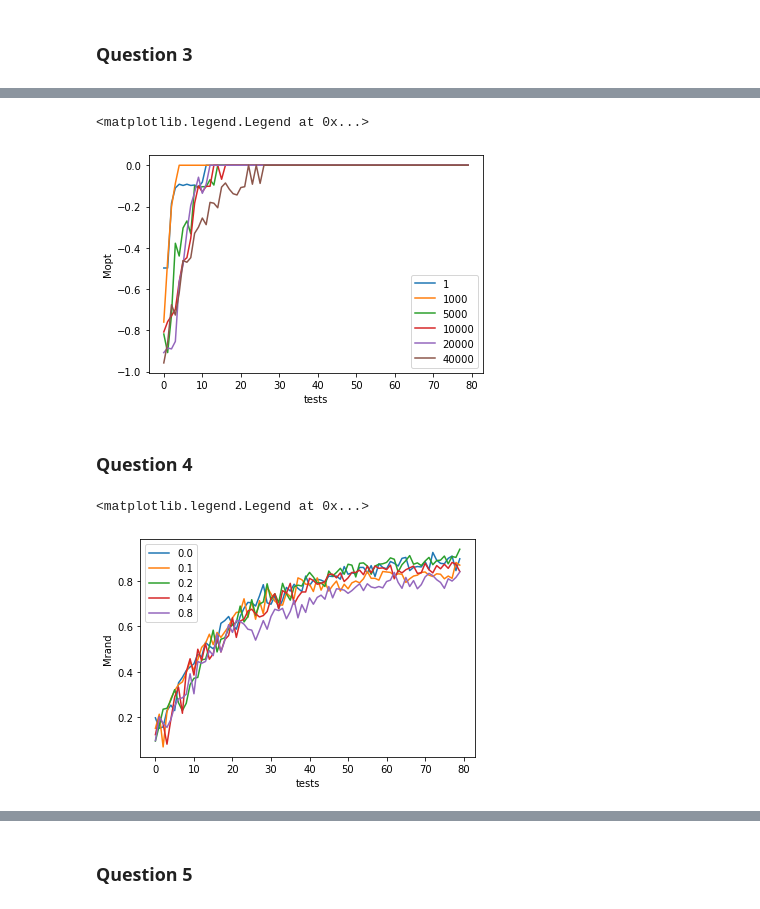
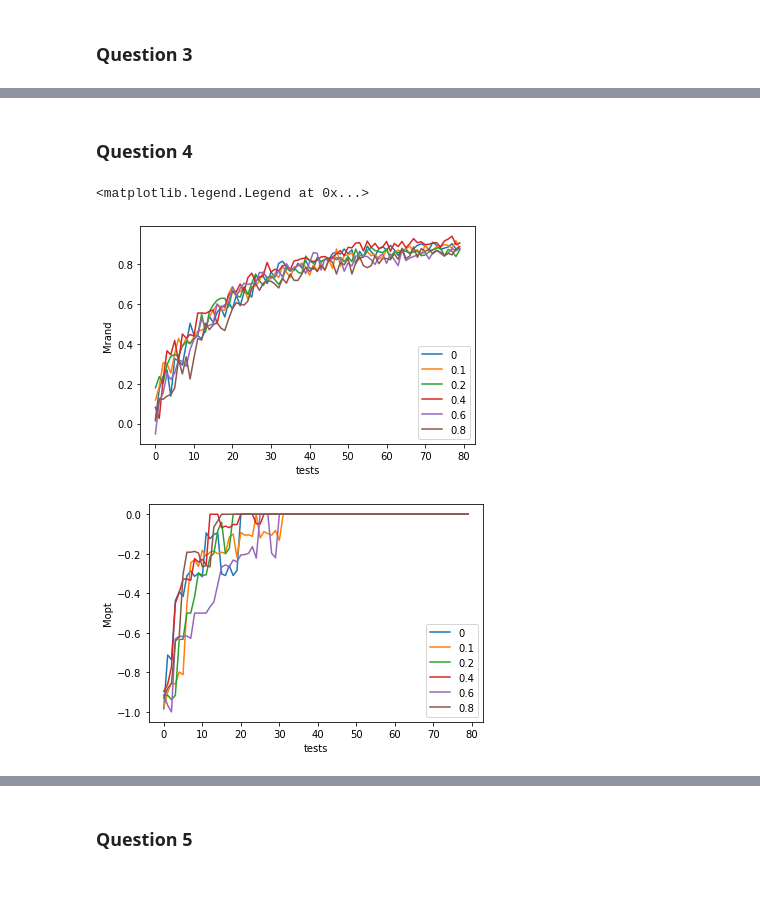
Before and after one commit to yhangchen/Tic-Tac-Toe, a Jupyter notebook: solution.ipynb, the cells around one changed output, grey strips where cells are left out. Drawn from its saved outputs; the diff is of its cells as text; code cells hidden in the pictures.

```diff
--- a/solution.ipynb
+++ b/solution.ipynb
@@ -69,9 +69,18 @@ for epoch_star in epoch_stars:
 # %%
 # M_rand
+plt.figure()
 for j in range(len(epoch_stars)):
-    plt.plot(test_reward_lists_random[j], label=str(epoch_stars[j]))
+    plt.plot(test_reward_lists_random_3[j], label=str(epoch_stars[j]))
 plt.xlabel(f'tests')
 plt.ylabel('Mrand')
 plt.legend()
+
+# M_opt
+plt.figure()
+for j in range(len(epoch_stars)):
+    plt.plot(test_reward_lists_optimal_3[j], label=str(epoch_stars[j]))
+plt.xlabel(f'tests')
+plt.ylabel('Mopt')
+plt.legend()
 # %% [output]
 <matplotlib.legend.Legend at 0x...>
@@ -79,21 +89,11 @@ plt.legend()
-# %%
-# M_opt
-for j in range(len(epoch_stars)):
-    plt.plot(test_reward_lists_optimal[j], label=str(epoch_stars[j]))
-plt.xlabel(f'tests')
-plt.ylabel('Mopt')
-plt.legend()
-# %% [output]
-<matplotlib.legend.Legend at 0x...>
-[figure, removed]
 # %% [markdown]
 ### Question 4
 # %%
 Turns = np.array(['X','O'])
 best_epoch_star = 20000
-test_reward_lists_random = []
-test_reward_lists_optimal = []
-test_epses = [0.0, 0.1, 0.2, 0.4, 0.8]
+test_reward_lists_random_4 = []
+test_reward_lists_optimal_4 = []
+test_epses = [0, 0.1, 0.2, 0.4, 0.6, 0.8]
 for test_eps in test_epses:
     player1 = QPlayer(epsilon=0.2, player=Turns[0])
     player2 = OptimalPlayer(epsilon=0.5, player=Turns[1])
@@ -101,15 +101,25 @@ for test_eps in test_epses:
     env3.set_decay_eps(epoch_star=best_epoch_star)
     env3.set_testing(test_eps=test_eps)
     env3.train(20000)
-    test_reward_lists_random.append(env3.test_avg_reward['random'])
-    test_reward_lists_optimal.append(env3.test_avg_reward['optimal'])
+    test_reward_lists_random_4.append(env3.test_avg_reward['random'])
+    test_reward_lists_optimal_4.append(env3.test_avg_reward['optimal'])
 # %%
 # M_rand
+plt.figure()
 for j in range(len(test_epses)):
-    plt.plot(test_reward_lists_random[j], label=str(test_epses[j]))
+    plt.plot(test_reward_lists_random_4[j], label=str(test_epses[j]))
     plt.xlabel(f'tests')
     plt.ylabel('Mrand')
 plt.legend()
+
+# M_opt
+plt.figure()
+for j in range(len(test_epses)):
+    plt.plot(test_reward_lists_optimal_4[j], label=str(test_epses[j]))
+    plt.xlabel(f'tests')
+    plt.ylabel('Mopt')
+plt.legend()
 # %% [output]
 <matplotlib.legend.Legend at 0x...>
-[figure, old version]
+[figure, new version]
+[figure, added]
```
Also changed, not shown: parts of 16 cells of this notebook, 1 other file.
